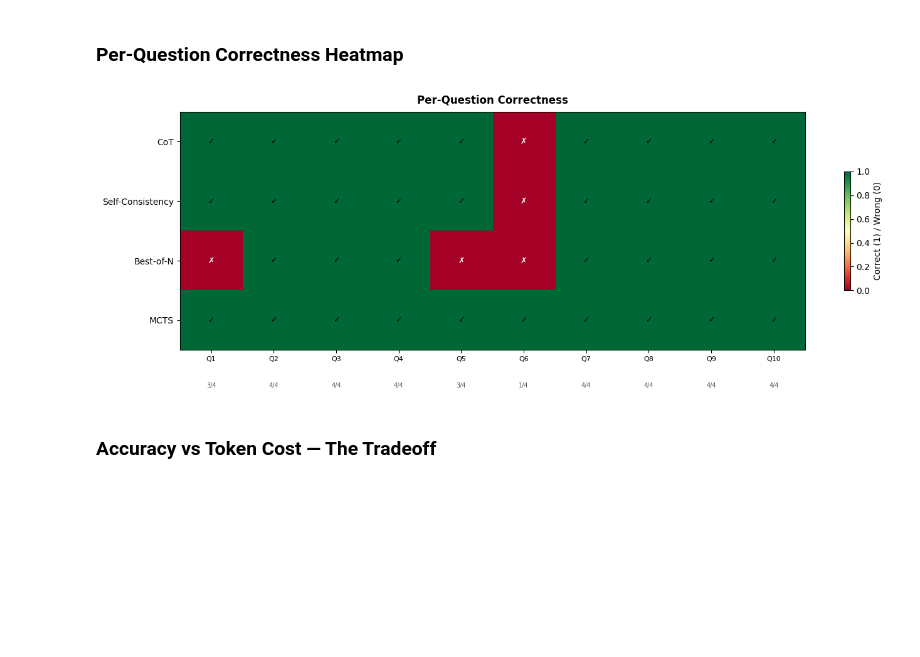
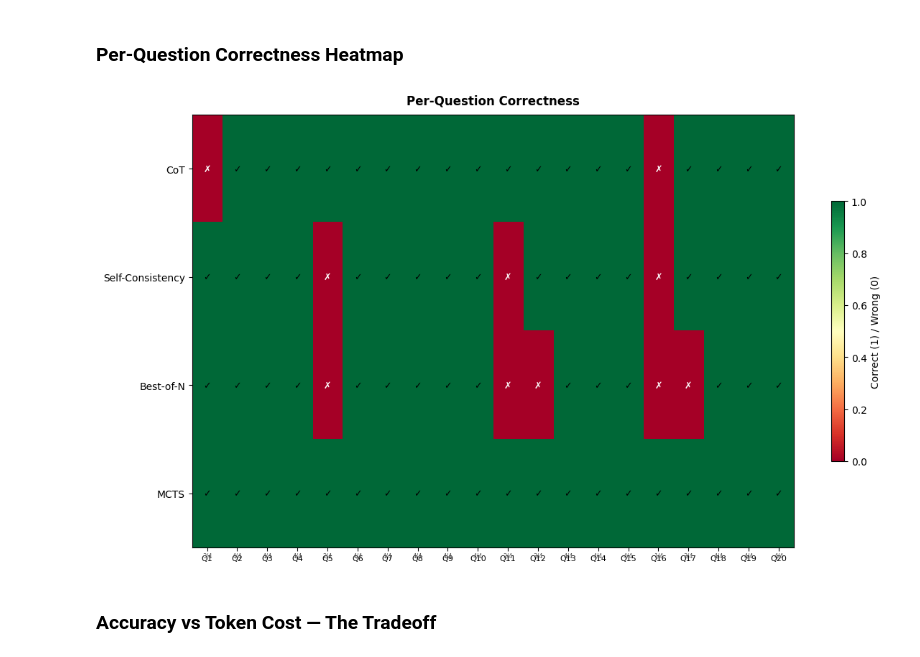
Before and after one commit to CallmeTruong/llm-reasoning-scaffolding, a Jupyter notebook: MCTS_LLM.ipynb, the cells around one changed output. Cells and saved outputs as stored; diff of their text form; code cells hidden in the pictures; blank space fills up the shorter version.

Commit message:
update logic and async loop

```diff
--- a/MCTS_LLM.ipynb
+++ b/MCTS_LLM.ipynb
@@ -53,4 +58,4 @@ get some sample
 # %%
-df_test = gsm8k_to_dataframe(num_examples=10).sample(frac=1, random_state=42).reset_index(drop=True) #edit the number of sample you want to take here
+df_test = gsm8k_to_dataframe(num_examples=20).sample(frac=1, random_state=42).reset_index(drop=True) #edit the number of sample you want to take here
 print(df_test[['question','true_answer']])
 # %% [output]
@@ -520,16 +594,17 @@ def similar(a, b, threshold=0.7):
         return False
     return len(a_words & b_words) / len(a_words | b_words) > threshold
 # %%
-def rollout(node, question):
+async def _rollout_async(node, question):
     """Complete solution from this node's partial reasoning."""
     messages = [
         {'role': 'system', 'content': COT_SYSTEM},
         {'role': 'user', 'content': (
-            f'Question: {question}\n\n'
-            f'Reasoning so far:\n{node.state}\n\n'
+            f'Question: {question}\n\nReasoning so far:\n{node.state}\n\n'
             'Continue reasoning and give the final answer:'
         )},
     ]
-    result, tokens = call_llm(messages, max_tokens=400)
-    return result, tokens
+    return await call_llm_async(messages, max_tokens=400)
+
+def rollout(node, question):
+    return asyncio.get_event_loop().run_until_complete(_rollout_async(node, question))
 # %%
@@ -1089,40 +1160,56 @@ plt.show()
 # %% [markdown]
 ### Per-Question Correctness Heatmap
 # %%
-fig, ax = plt.subplots(figsize=(14, max(5, len(df_test) * 0.42)))
+n_questions = len(df_test)
+n_methods = 4
+
+fig_width = min(max(10, n_questions * 0.6), 30)
+fig_height = n_methods * 1.2 + 2
+
+fig, ax = plt.subplots(figsize=(fig_width, fig_height))
 
 method_results = {
     'CoT':              [r['correct'] for r in results_cot],
     'Self-Consistency': [r['correct'] for r in results_sc],
     'Best-of-N':        [r['correct'] for r in results_bon],
     'MCTS':             [r['correct'] for r in results_mcts],
 }
 matrix = np.array(list(method_results.values()), dtype=float)
 
 im = ax.imshow(matrix, aspect='auto', cmap='RdYlGn', vmin=0, vmax=1)
-ax.set_xticks(range(len(df_test)))
-ax.set_xticklabels([f'Q{i+1}' for i in range(len(df_test))], fontsize=8)
-ax.set_yticks(range(4))
-ax.set_yticklabels(list(method_results.keys()))
+
+ax.set_xticks(range(n_questions))
+
+if n_questions <= 40:
+    ax.set_xticklabels([f'Q{i+1}' for i in range(n_questions)], fontsize=8)
+else:
+    labels = [f'Q{i+1}' if i % 5 == 0 else '' for i in range(n_questions)]
+    ax.set_xticklabels(labels, fontsize=8)
+
+ax.set_yticks(range(n_methods))
+ax.set_yticklabels(list(method_results.keys()), fontsize=10)
 ax.set_title('Per-Question Correctness', fontweight='bold', pad=10)
 
+cell_width = fig_width / n_questions
 for i in range(matrix.shape[0]):
     for j in range(matrix.shape[1]):
-        ax.text(j, i, '✓' if matrix[i, j] else '✗',
-                ha='center', va='center', fontsize=9, fontweight='bold',
-                color='white' if matrix[i, j] == 0 else 'black')
+        if cell_width > 0.3:
+            ax.text(j, i, '✓' if matrix[i, j] else '✗',
+                    ha='center', va='center', fontsize=9, fontweight='bold',
+                    color='white' if matrix[i, j] == 0 else 'black')
 
-plt.colorbar(im, ax=ax, label='Correct (1) / Wrong (0)', shrink=0.5)
+plt.colorbar(im, ax=ax, label='Correct (1) / Wrong (0)', shrink=0.6)
 
-# Show per-column agreement
-for j, s in enumerate(matrix.sum(axis=0)):
-    ax.text(j, 4.15, f'{int(s)}/4', ha='center', va='bottom', fontsize=7, color='#555')
+if n_questions <= 60:
+    for j, s in enumerate(matrix.sum(axis=0)):
+        ax.text(j, n_methods - 0.4, f'{int(s)}/{n_methods}',
+                ha='center', va='bottom', fontsize=6, color='#555')
 
 plt.tight_layout()
 plt.savefig('correctness_heatmap.png', dpi=150, bbox_inches='tight')
 plt.show()
 # %% [output]
-[figure, old version]
+[figure, new version]
 # %% [markdown]
 ### Accuracy vs Token Cost — The Tradeoff
 # %%
```
Also changed, not shown: parts of 29 cells of this notebook, 7 other files.
